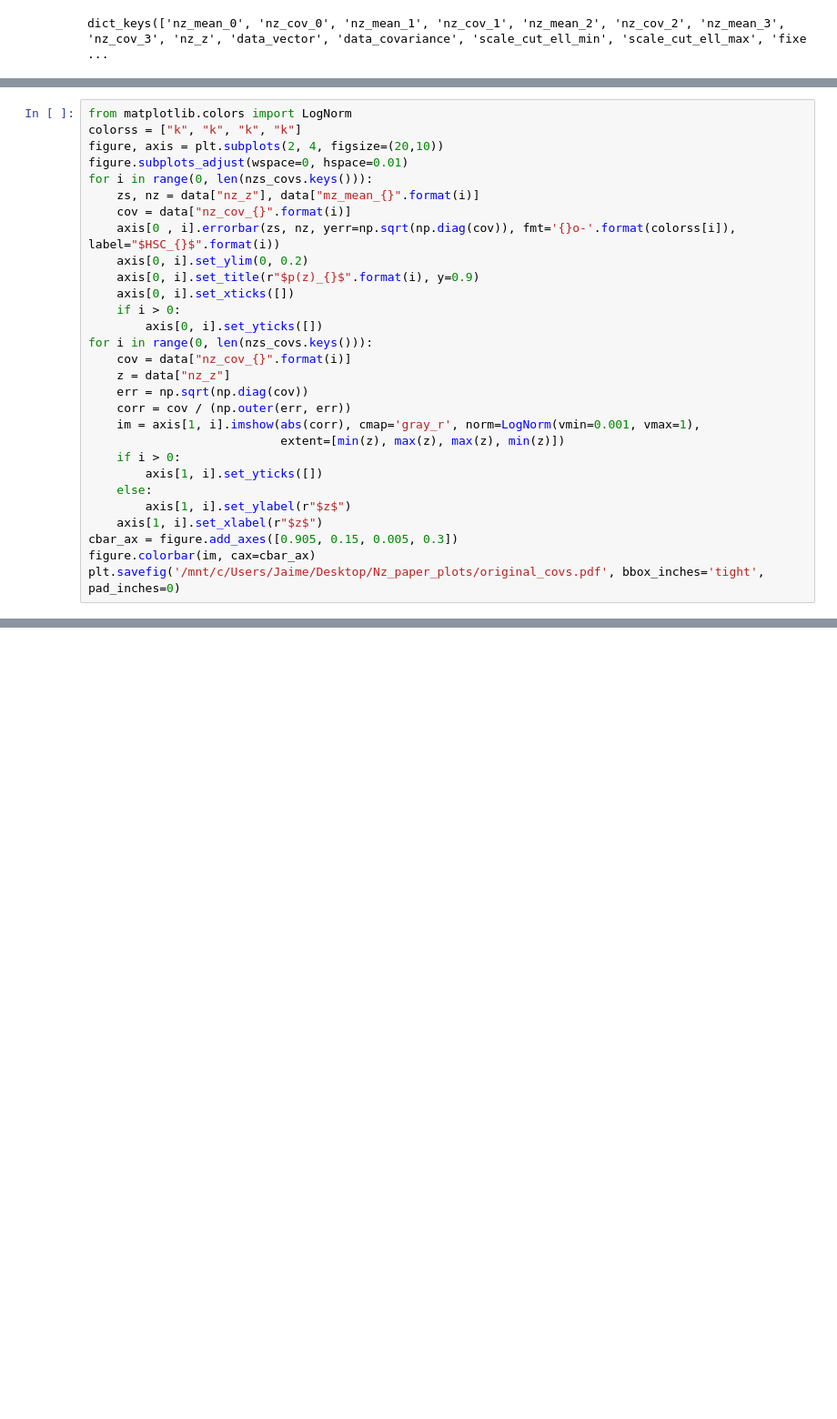
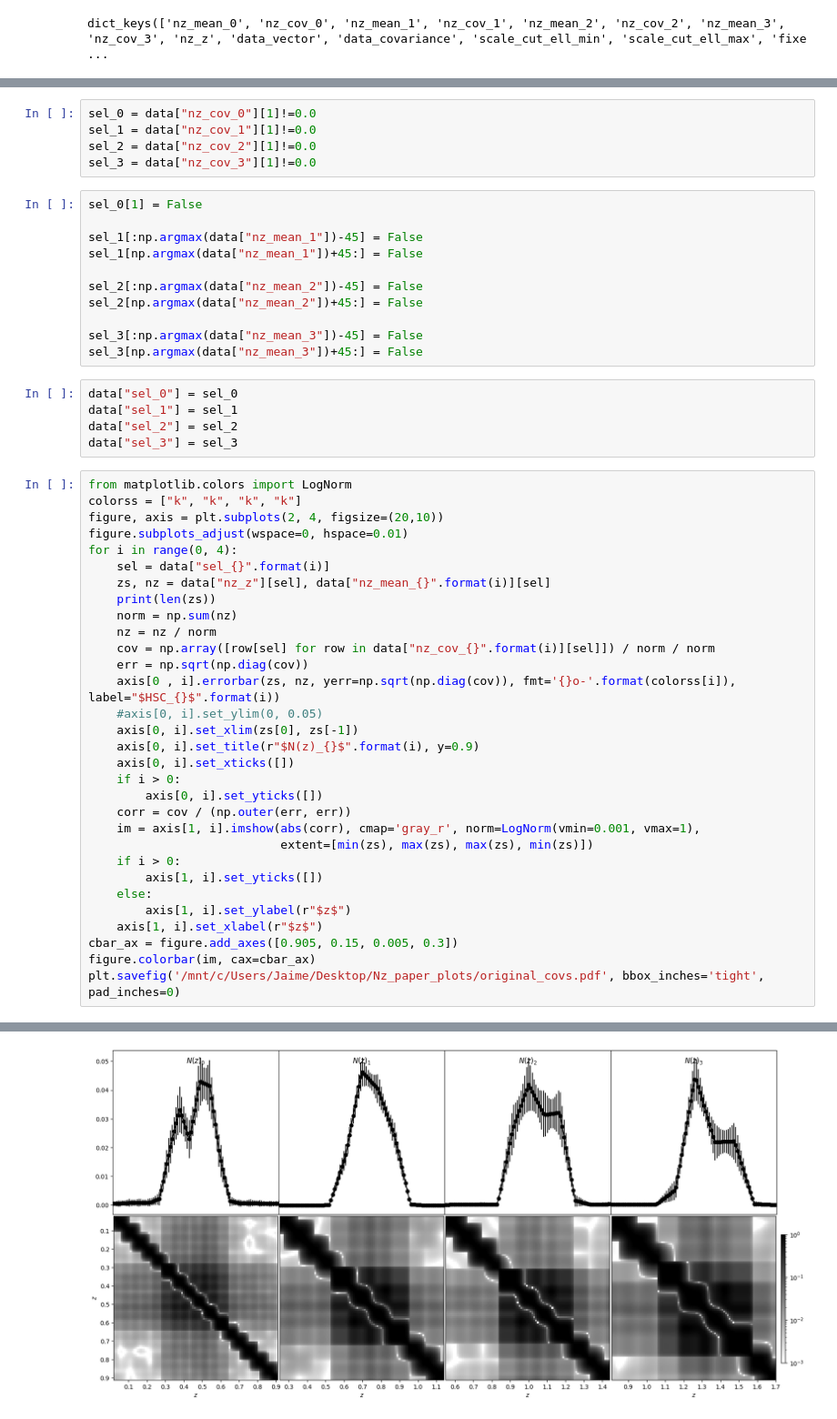
Before and after one commit to JaimeRZP/HSC_photoz, a Jupyter notebook: zunzt_files.ipynb, the cells around one changed output, grey strips where cells are left out. Shown: that part at 91% size. Saved outputs shown, nothing was run; the diff lists cells and outputs as text; blank space fills up the shorter version.

Commit message:
matching joe s data

```diff
--- a/zunzt_files.ipynb
+++ b/zunzt_files.ipynb
@@ -20,24 +132,47 @@ plt.plot(data["nz_z"], data["nz_mean_0"])
+# %%
+sel_0 = data["nz_cov_0"][1]!=0.0
+sel_1 = data["nz_cov_1"][1]!=0.0
+sel_2 = data["nz_cov_2"][1]!=0.0
+sel_3 = data["nz_cov_3"][1]!=0.0
+# %%
+sel_0[1] = False
+
+sel_1[:np.argmax(data["nz_mean_1"])-45] = False
+sel_1[np.argmax(data["nz_mean_1"])+45:] = False
+
+sel_2[:np.argmax(data["nz_mean_2"])-45] = False
+sel_2[np.argmax(data["nz_mean_2"])+45:] = False
+
+sel_3[:np.argmax(data["nz_mean_3"])-45] = False
+sel_3[np.argmax(data["nz_mean_3"])+45:] = False
+# %%
+data["sel_0"] = sel_0
+data["sel_1"] = sel_1
+data["sel_2"] = sel_2
+data["sel_3"] = sel_3
 # %%
 from matplotlib.colors import LogNorm
 colorss = ["k", "k", "k", "k"]
 figure, axis = plt.subplots(2, 4, figsize=(20,10))
 figure.subplots_adjust(wspace=0, hspace=0.01)
-for i in range(0, len(nzs_covs.keys())):
-    zs, nz = data["nz_z"], data["mz_mean_{}".format(i)]
-    cov = data["nz_cov_{}".format(i)]
+for i in range(0, 4):
+    sel = data["sel_{}".format(i)]
+    zs, nz = data["nz_z"][sel], data["nz_mean_{}".format(i)][sel]
+    print(len(zs))
+    norm = np.sum(nz)
+    nz = nz / norm
+    cov = np.array([row[sel] for row in data["nz_cov_{}".format(i)][sel]]) / norm / norm
+    err = np.sqrt(np.diag(cov))
     axis[0 , i].errorbar(zs, nz, yerr=np.sqrt(np.diag(cov)), fmt='{}o-'.format(colorss[i]), label="$HSC_{}$".format(i))
-    axis[0, i].set_ylim(0, 0.2)
-    axis[0, i].set_title(r"$p(z)_{}$".format(i), y=0.9)
+    #axis[0, i].set_ylim(0, 0.05)
+    axis[0, i].set_xlim(zs[0], zs[-1])
+    axis[0, i].set_title(r"$N(z)_{}$".format(i), y=0.9)
     axis[0, i].set_xticks([])
     if i > 0:
         axis[0, i].set_yticks([])
-for i in range(0, len(nzs_covs.keys())):
-    cov = data["nz_cov_{}".format(i)]
-    z = data["nz_z"]
-    err = np.sqrt(np.diag(cov))
     corr = cov / (np.outer(err, err))
     im = axis[1, i].imshow(abs(corr), cmap='gray_r', norm=LogNorm(vmin=0.001, vmax=1),
-                           extent=[min(z), max(z), max(z), min(z)])
+                           extent=[min(zs), max(zs), max(zs), min(zs)])
     if i > 0:
         axis[1, i].set_yticks([])
     else:
@@ -46,3 +181,4 @@ for i in range(0, len(nzs_covs.keys())):
 cbar_ax = figure.add_axes([0.905, 0.15, 0.005, 0.3])
 figure.colorbar(im, cax=cbar_ax)
 plt.savefig('/mnt/c/Users/Jaime/Desktop/Nz_paper_plots/original_covs.pdf', bbox_inches='tight',  pad_inches=0)
+# %% [output]
@@ -48,0 +189 @@ plt.savefig('/mnt/c/Users/Jaime/Desktop/Nz_paper_plots/original_covs.pdf', bbox_
+[figure, added]
```
Also changed, not shown: parts of 9 cells of this notebook, 3 other files.
